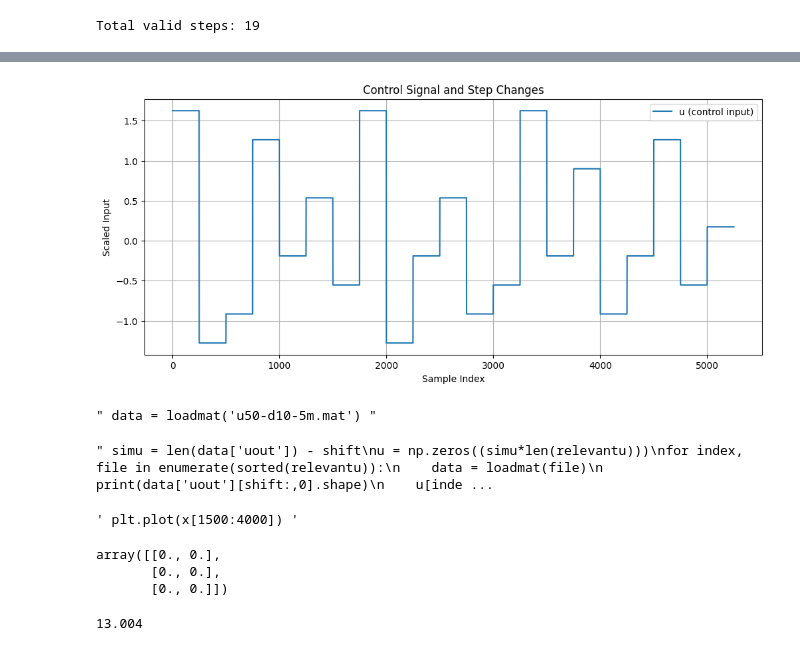
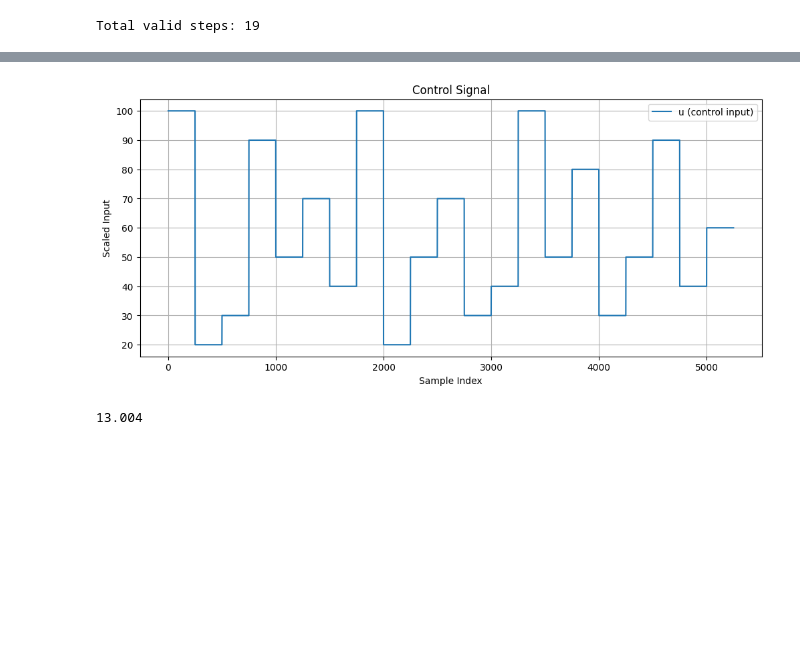
Before and after one commit to heviga/Prediktivne-riadenie-vymennika-tepla-s-vyuzitim-Koopmanovho-modelu, a Jupyter notebook: code/sem2025/data/Identification.ipynb, the cells around one changed output, grey strips where cells are left out. Cells and saved outputs as stored; diff of their text form; code cells hidden in the pictures; blank space fills up the shorter version.

```diff
--- a/code/sem2025/data/Identification.ipynb
+++ b/code/sem2025/data/Identification.ipynb
@@ -420,43 +436,19 @@ u_flat[0]
 # %%
 # Plot control signal and its difference
-u_flat = u.flatten()
+u_flat = u_all.flatten()
 delta_u = np.diff(u_flat, prepend=u_flat[0])
 
 plt.figure(figsize=(12, 5))
 plt.plot(u_flat, label='u (control input)')
 """ plt.plot(delta_u, label='Δu (difference)', linestyle='dashed') """
-plt.title('Control Signal and Step Changes')
+plt.title('Control Signal')
 plt.xlabel('Sample Index')
 plt.ylabel('Scaled Input')
 plt.grid(True)
 plt.legend()
 plt.show()
 # %% [output]
-[figure, old version]
+[figure, new version]
-# %%
-""" data = loadmat('u50-d10-5m.mat') """
-# %% [output]
-" data = loadmat('u50-d10-5m.mat') "
-# %%
-""" simu = len(data['uout']) - shift
-u = np.zeros((simu*len(relevantu)))
-for index, file in enumerate(sorted(relevantu)):
-    data = loadmat(file)
-    print(data['uout'][shift:,0].shape)
-    u[index*simu:index*simu+simu] = data['uout'][shift:,1]
-     """
-# %% [output]
-" simu = len(data['uout']) - shift\nu = np.zeros((simu*len(relevantu)))\nfor index, file in enumerate(sorted(relevantu)):\n    data = loadmat(file)\n    print(data['uout'][shift:,0].shape)\n    u[inde ...
-# %%
-""" plt.plot(x[1500:4000]) """
-# %% [output]
-' plt.plot(x[1500:4000]) '
-# %%
-np.zeros((3,2))
-# %% [output]
-array([[0., 0.],
-       [0., 0.],
-       [0., 0.]])
 # %%
 len(x_train)/250
 # %% [output]
```
Also changed, not shown: parts of 22 cells of this notebook, 8 other files.
